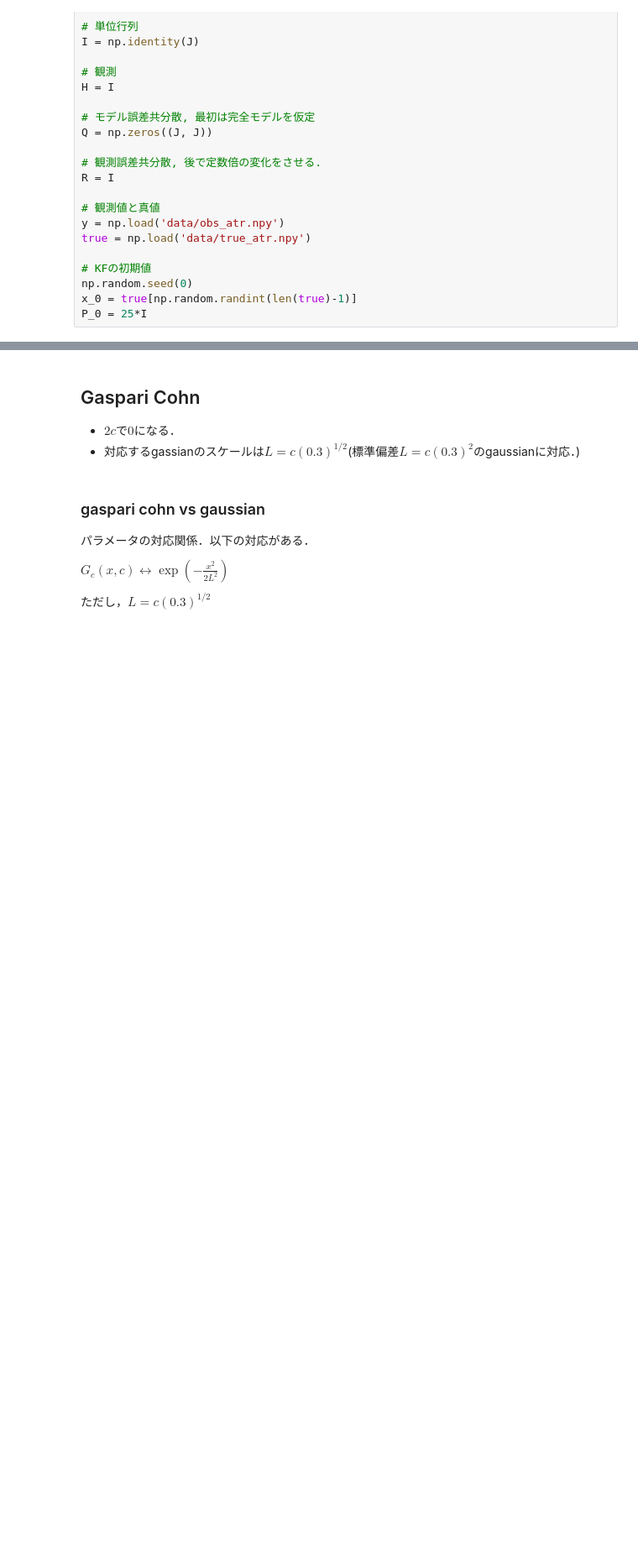
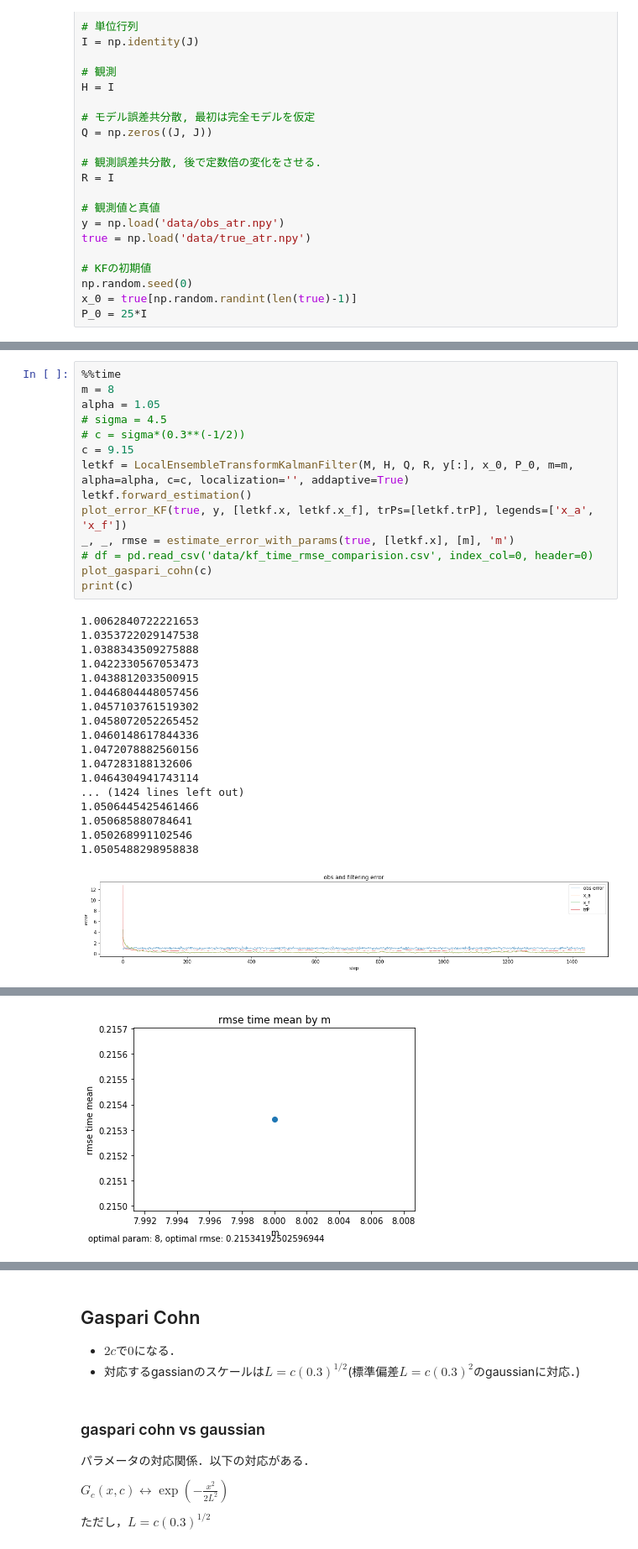
Before and after one commit to KotaTakeda/rccs_online_school, a Jupyter notebook: work_letkf.ipynb, the cells around one changed output, grey strips where cells are left out. Shown: that part at 84% size. Cells and saved outputs as stored; diff of their text form; blank space fills up the shorter version.

Commit message:
LETKF8記録更新修正

```diff
--- a/work_letkf.ipynb
+++ b/work_letkf.ipynb
@@ -68,0 +176,33 @@ P_0 = 25*I
+# %%
+%%time
+m = 8
+alpha = 1.05
+# sigma = 4.5
+# c = sigma*(0.3**(-1/2))
+c = 9.15
+letkf = LocalEnsembleTransformKalmanFilter(M, H, Q, R, y[:], x_0, P_0, m=m, alpha=alpha, c=c, localization='', addaptive=True)
+letkf.forward_estimation()
+plot_error_KF(true, y, [letkf.x, letkf.x_f], trPs=[letkf.trP], legends=['x_a', 'x_f'])
+_, _, rmse = estimate_error_with_params(true, [letkf.x], [m], 'm')
+# df = pd.read_csv('data/kf_time_rmse_comparision.csv', index_col=0, header=0)
+plot_gaspari_cohn(c)
+print(c)
+# %% [output]
+1.0062840722221653
+1.0353722029147538
+1.0388343509275888
+1.0422330567053473
+1.0438812033500915
+1.0446804448057456
+1.0457103761519302
+1.0458072052265452
+1.0460148617844336
+1.0472078882560156
+1.047283188132606
+1.0464304941743114
+... (1424 lines left out)
+1.0506445425461466
+1.050685880784641
+1.050268991102546
+1.0505488298958838
+[figure, added]
@@ -68,0 +212 @@ P_0 = 25*I
+[figure, added]
```
Also changed, not shown: parts of 6 cells of this notebook, 1 other file.
